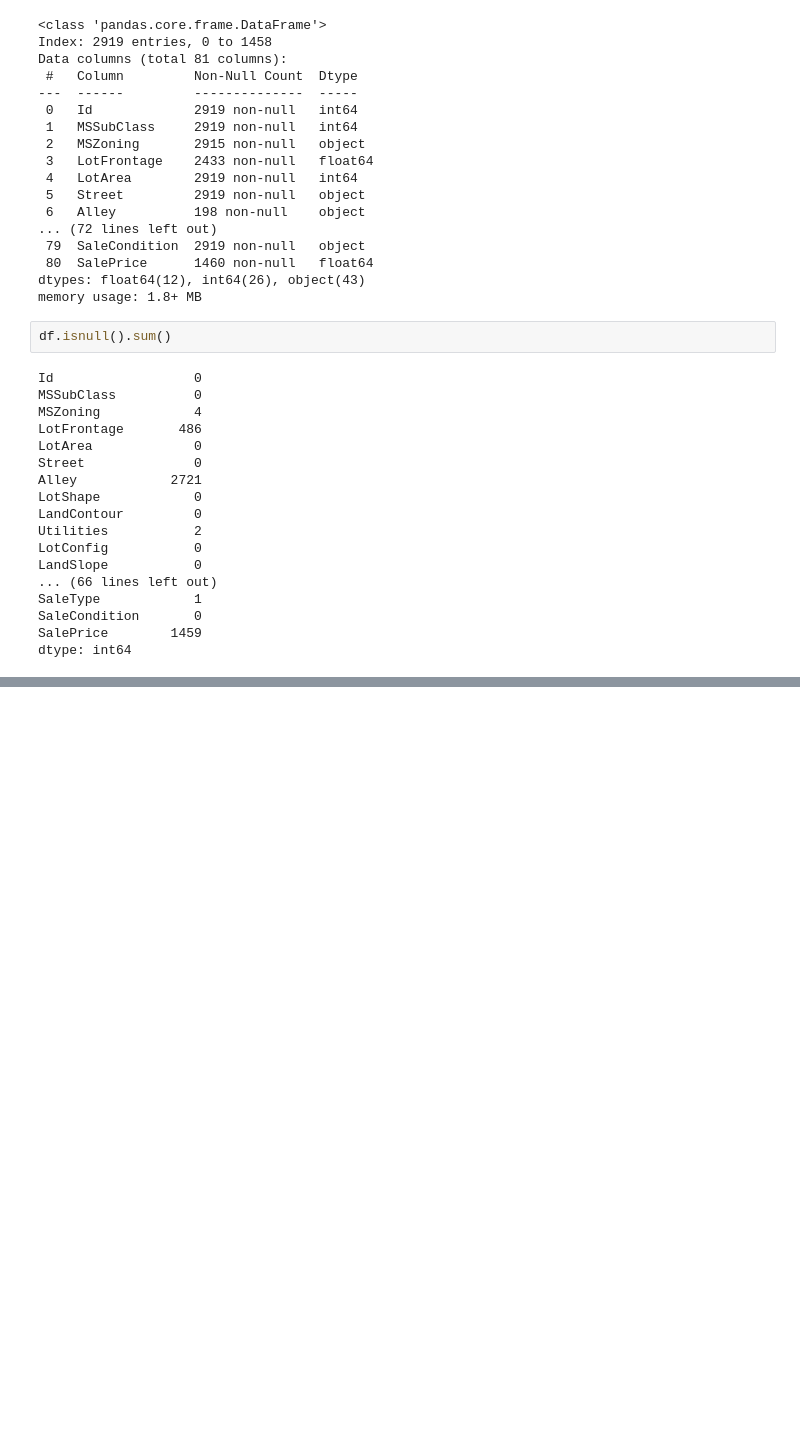
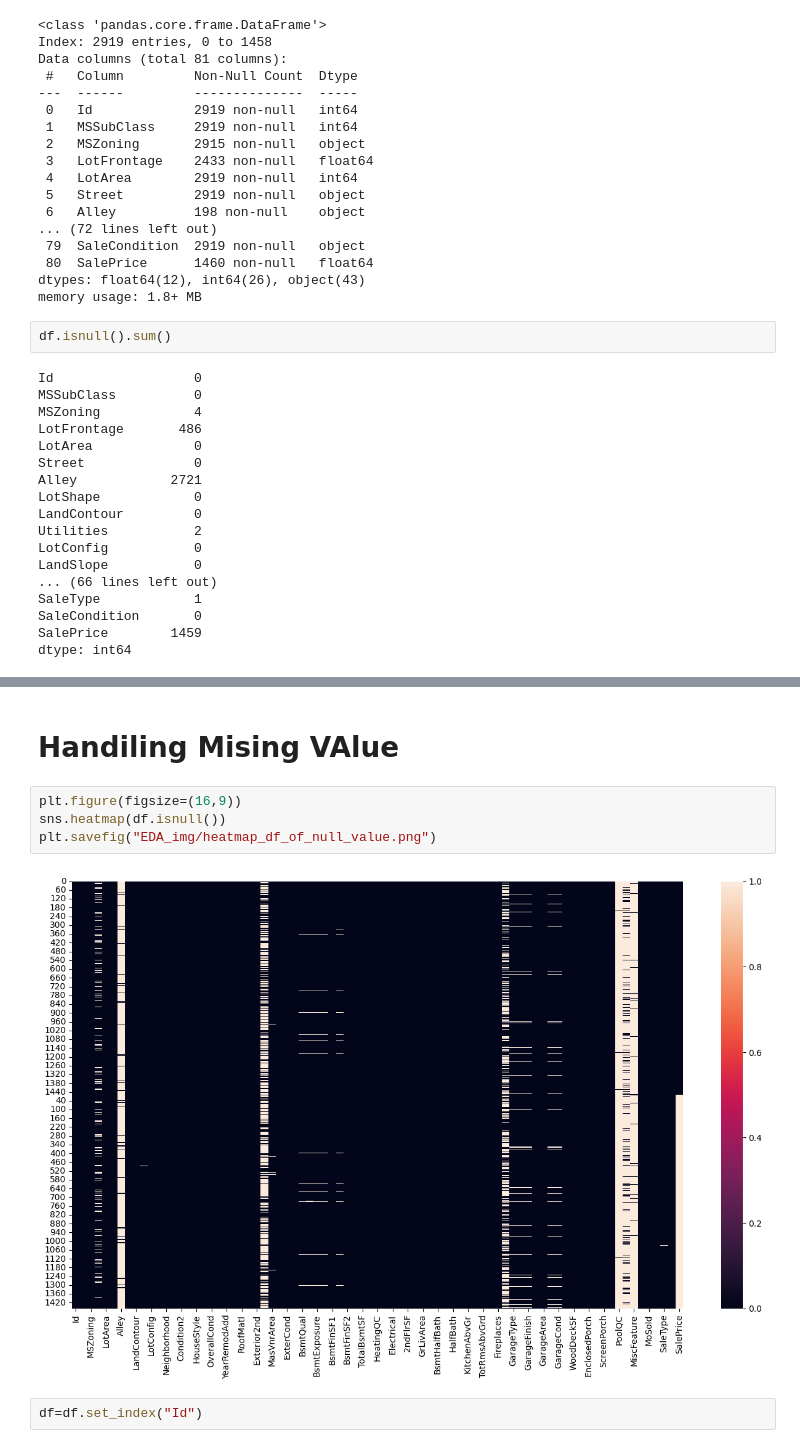
Before and after one commit to HarshRaut9945/House-Price-Prediction-Regression-Project, a Jupyter notebook: data.ipynb, the cells around one changed output, grey strips where cells are left out. Drawn from its saved outputs; the diff is of its cells as text; blank space fills up the shorter version.

```diff
--- a/data.ipynb
+++ b/data.ipynb
@@ -98,0 +142,10 @@ dtype: int64
+# %% [markdown]
+# Handiling Mising VAlue
+# %%
+plt.figure(figsize=(16,9))
+sns.heatmap(df.isnull())
+plt.savefig("EDA_img/heatmap_df_of_null_value.png")
+# %% [output]
+[figure, added]
+# %%
+df=df.set_index("Id")
```
Also changed, not shown: parts of 7 cells of this notebook, 1 other file.
